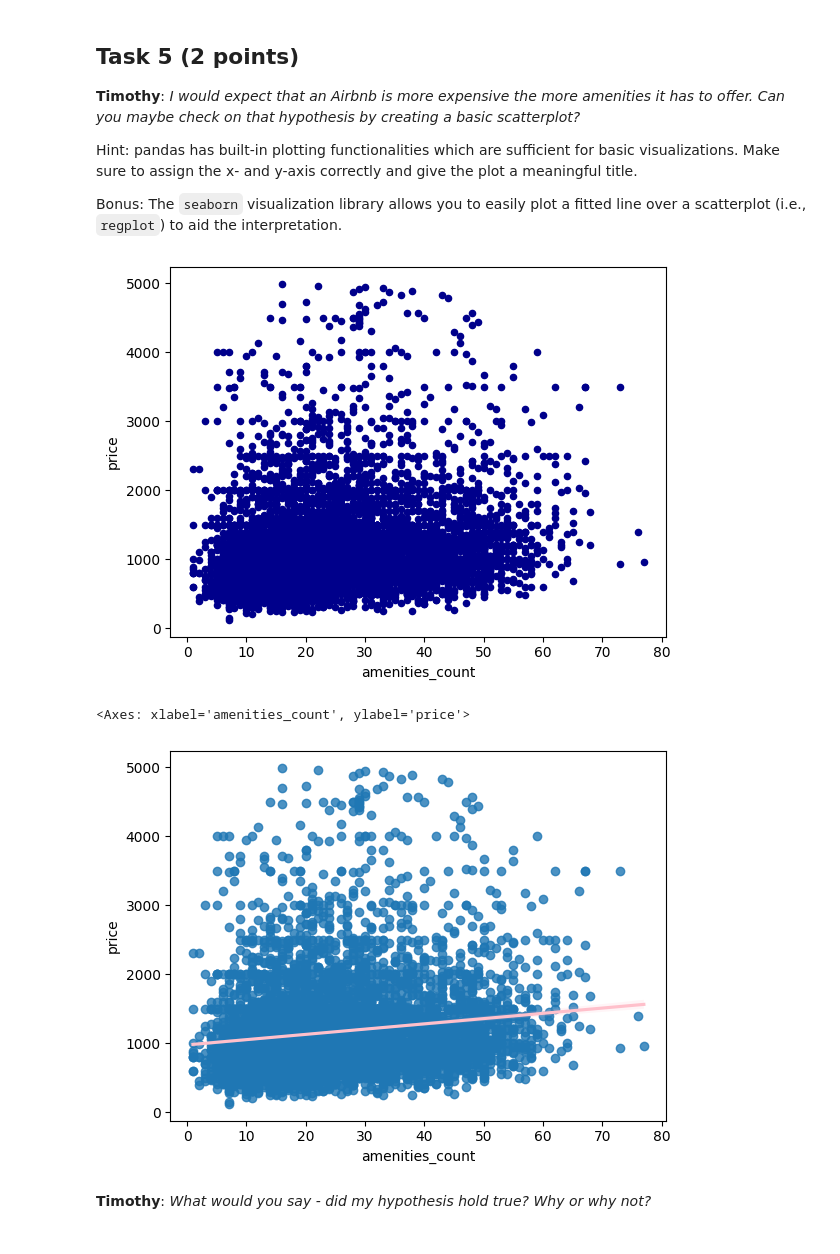
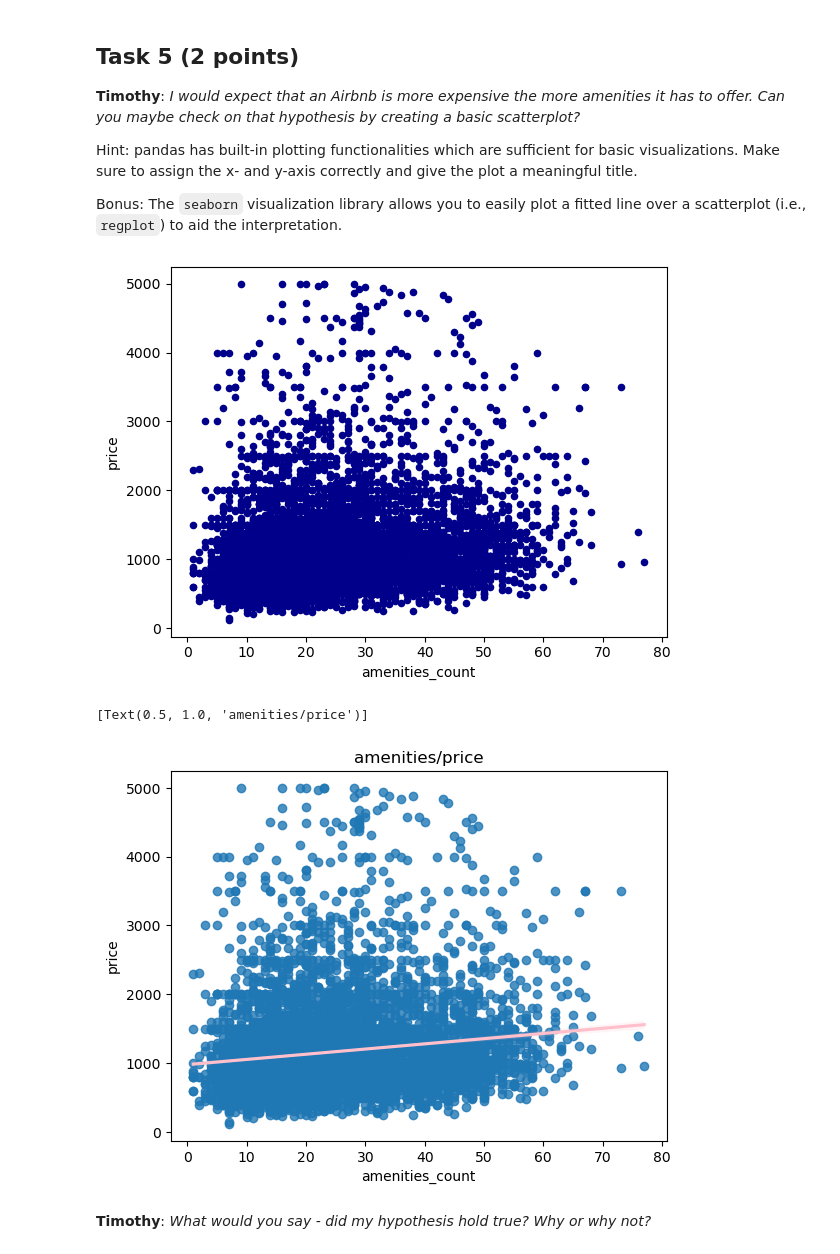
Before and after one commit to ravn12x/CBS-PROG, a Jupyter notebook: Programming/CBS-PROG/Mandatory assignement/DTDDB (2024) Mandatory Assignment 1.ipynb, the cells around one changed output. Saved outputs shown, nothing was run; the diff lists cells and outputs as text; code cells hidden in the pictures.

```diff
--- a/Programming/CBS-PROG/Mandatory assignement/DTDDB (2024) Mandatory Assignment 1.ipynb
+++ b/Programming/CBS-PROG/Mandatory assignement/DTDDB (2024) Mandatory Assignment 1.ipynb
@@ -145,7 +142,7 @@ _Also, please tell me afterwards how many listings you had to remove. All remain
 # %%
 # Code goes here
 #remove all values above 5000
-Cleaned_df = df.drop(df[df['price'] >= 5000].index)
+Cleaned_df = df.drop(df[df['price'] >= 5001].index)
 #print the df to make sure no values have exceeded the 5000 limit
 print(Cleaned_df['price'].describe())
 #print the amount of rows removed
@@ -232,15 +229,15 @@ ax1 = sorted_df.plot.scatter(x='amenities_count',
                       y='price',
                       c='DarkBlue')
 # %% [output]
-[figure, old version]
+[figure, new version]
 # %%
 # import the Seaborn library here
 import seaborn as sns
 # making a regression plot with the sorted data from the dataframe
-sns.regplot(data=sorted_df, x='amenities_count', y= 'price', line_kws={"color": "pink"})
+sns.regplot(data=sorted_df, x='amenities_count', y= 'price', line_kws={"color": "pink"} ).set(title='amenities/price')
 # %% [output]
-<Axes: xlabel='amenities_count', ylabel='price'>
+[Text(0.5, 1.0, 'amenities/price')]
-[figure, old version]
+[figure, new version]
 # %% [markdown]
 __Timothy__: _What would you say - did my hypothesis hold true? Why or why not?_
 # %% [markdown]
```
Also changed, not shown: parts of 8 cells of this notebook.
